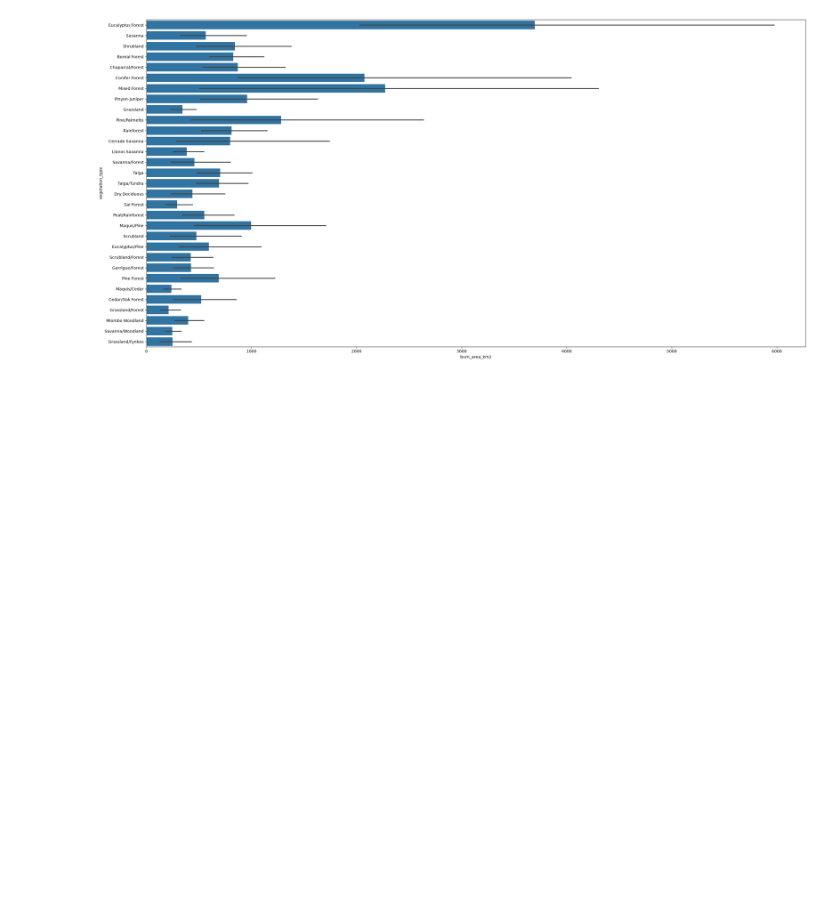
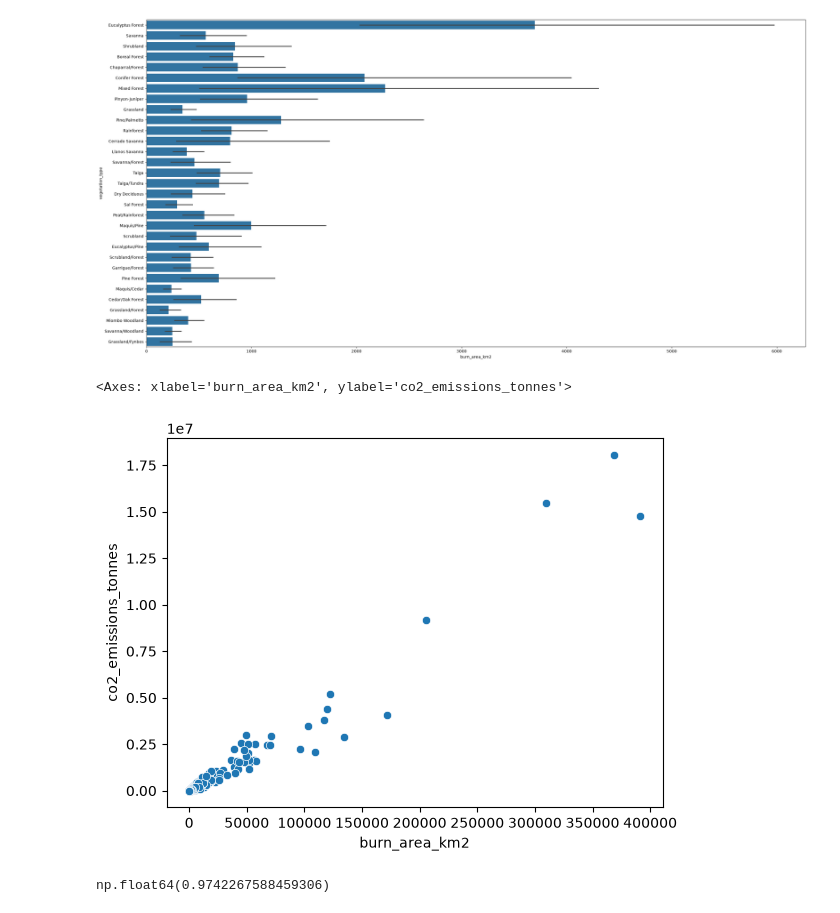
Before and after one commit to EdKinge/Wildfire-ML-Project, a Jupyter notebook: co2_prediction.ipynb, the cells around one changed output. Saved outputs shown, nothing was run; the diff lists cells and outputs as text; code cells hidden in the pictures; blank space fills up the shorter version.

```diff
--- a/co2_prediction.ipynb
+++ b/co2_prediction.ipynb
@@ -45,3 +57,13 @@ sns.barplot(x=df["burn_area_km2"], y=df["vegetation_type"])
 # %% [output]
 <Axes: xlabel='burn_area_km2', ylabel='vegetation_type'>
 [figure]
+# %%
+sns.scatterplot(x=df["burn_area_km2"], y=df["co2_emissions_tonnes"])
+# %% [output]
+<Axes: xlabel='burn_area_km2', ylabel='co2_emissions_tonnes'>
+[figure, added]
+# %%
+slope, intercept, r, p, std_err = stats.linregress(df["burn_area_km2"], df["co2_emissions_tonnes"])
+r
+# %% [output]
+np.float64(0.9742267588459306)
```
Also changed, not shown: parts of 4 cells of this notebook.
